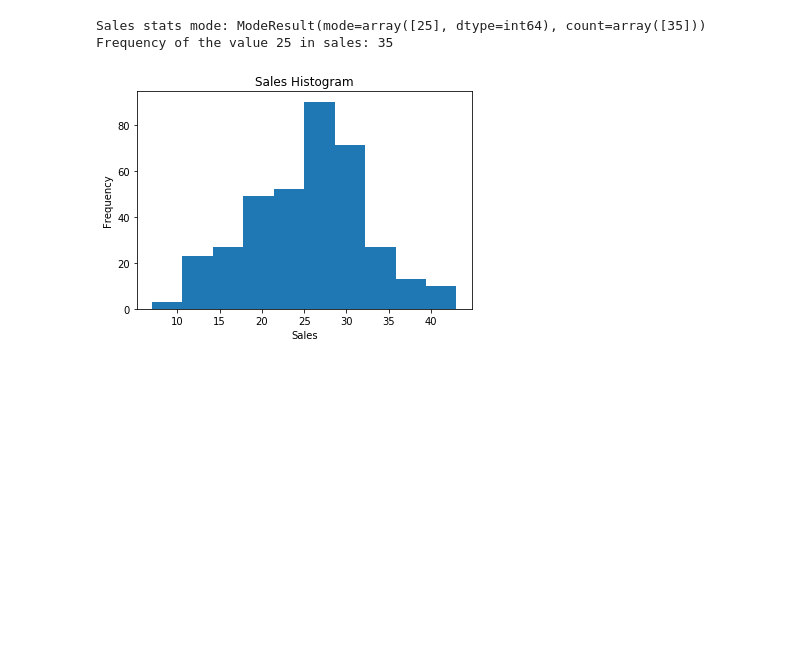
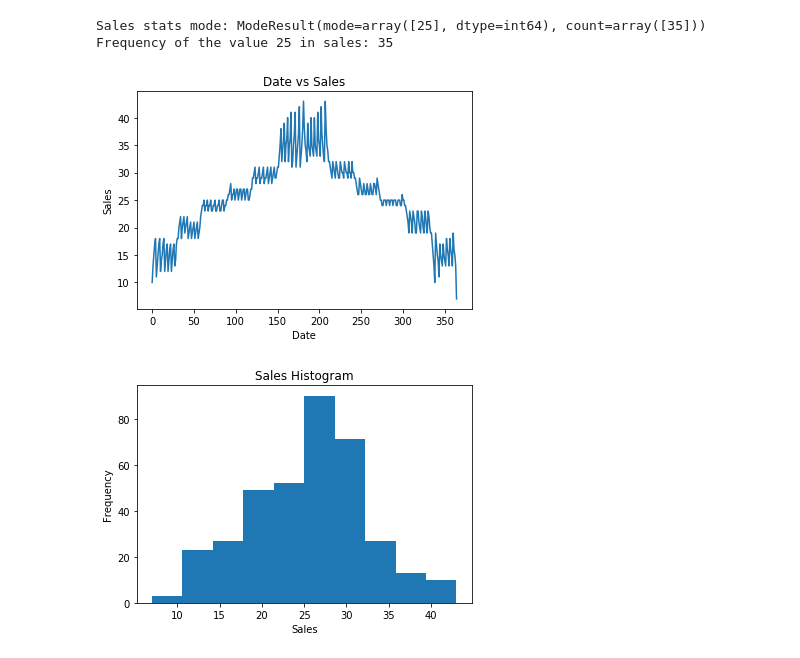
Before and after one commit to peterthorsteinson/MyCourses, a Jupyter notebook: MyPythonCourse_Jupyter/microsoft_data_science_bootcamp_module_1.ipynb, the cells around one changed output. Cells and saved outputs as stored; diff of their text form; code cells hidden in the pictures; blank space fills up the shorter version.

```diff
--- a/MyPythonCourse_Jupyter/microsoft_data_science_bootcamp_module_1.ipynb
+++ b/MyPythonCourse_Jupyter/microsoft_data_science_bootcamp_module_1.ipynb
@@ -114,6 +351,14 @@ print("Frequency of the value 25 in sales:", np.count_nonzero(sales == 25)) # re
 # %% [output]
 Sales stats mode: ModeResult(mode=array([25], dtype=int64), count=array([35]))
 Frequency of the value 25 in sales: 35
+# %%
+df['Sales'].plot()
+plt.title('Date vs Sales')
+plt.xlabel('Date')
+plt.ylabel('Sales')
+plt.show()
+# %% [output]
+[figure, added]
 # %%
 # histogram groups data into bins (value ranges) and displays the number of values that fall into each range as height
 plt.title('Sales Histogram')
```
Also changed, not shown: parts of 12 cells of this notebook, 2 other files.
